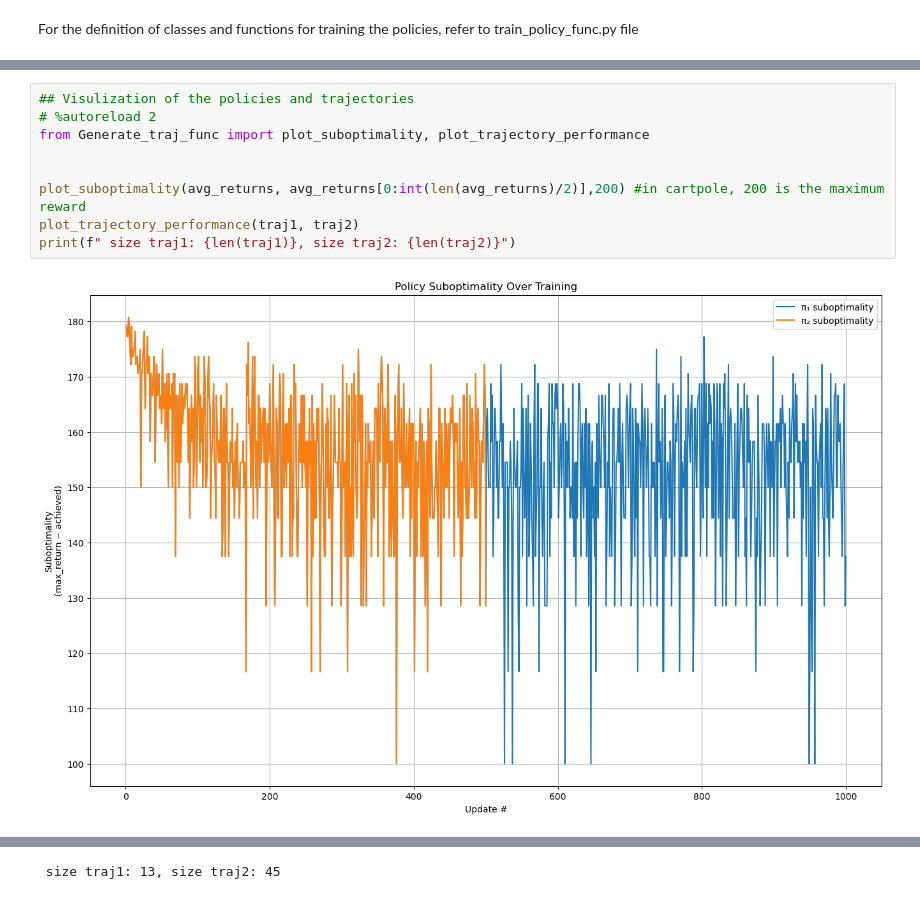
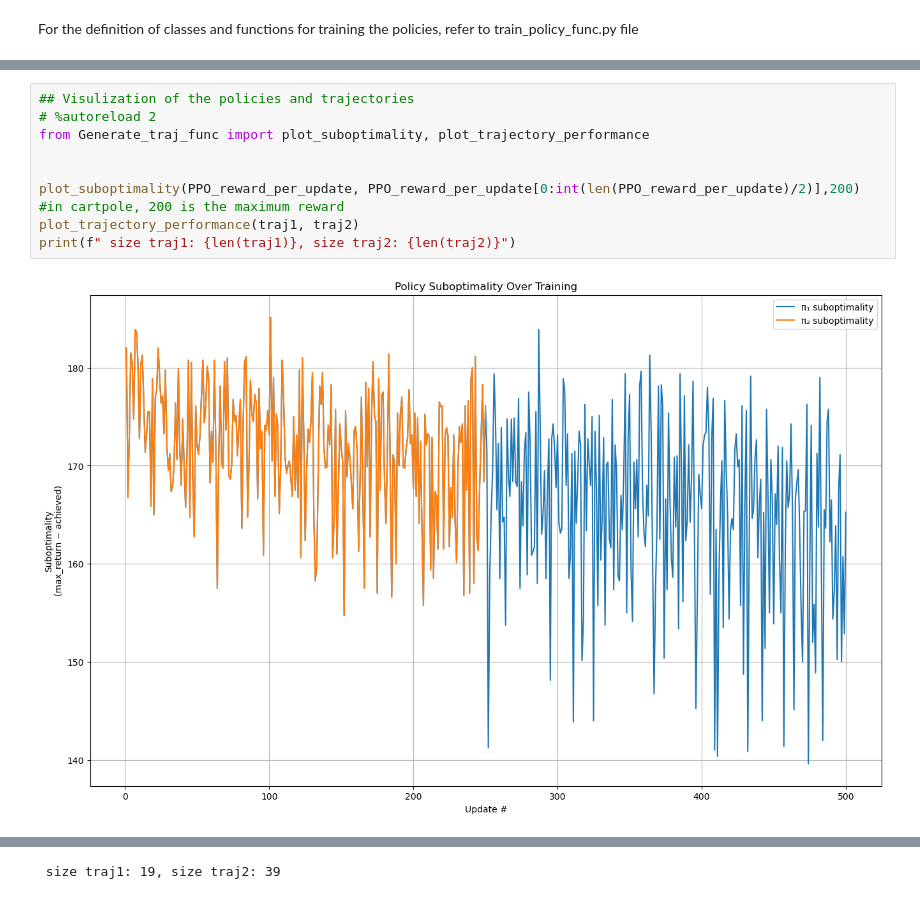
Before and after one commit to yk985/RL-RLHF, a Jupyter notebook: Trajectory_gen.ipynb, the cells around one changed output, grey strips where cells are left out. Saved outputs shown, nothing was run; the diff lists cells and outputs as text.

```diff
--- a/Trajectory_gen.ipynb
+++ b/Trajectory_gen.ipynb
@@ -182,11 +191,11 @@ Collected 200 preference pairs.
 # %%
 ## Visulization of the policies and trajectories
 # %autoreload 2
 from Generate_traj_func import plot_suboptimality, plot_trajectory_performance
 
 
-plot_suboptimality(avg_returns, avg_returns[0:int(len(avg_returns)/2)],200) #in cartpole, 200 is the maximum reward
+plot_suboptimality(PPO_reward_per_update, PPO_reward_per_update[0:int(len(PPO_reward_per_update)/2)],200) #in cartpole, 200 is the maximum reward
 plot_trajectory_performance(traj1, traj2)
 print(f" size traj1: {len(traj1)}, size traj2: {len(traj2)}")
 # %% [output]
-[figure, old version]
+[figure, new version]
@@ -194,4 +203,4 @@ print(f" size traj1: {len(traj1)}, size traj2: {len(traj2)}")
- size traj1: 13, size traj2: 45
+ size traj1: 19, size traj2: 39
 # %%
 # Training loop for OPPO
 from OPPO import baseline_1, OPPO_update
```
Also changed, not shown: parts of 7 cells of this notebook, 3 other files.
